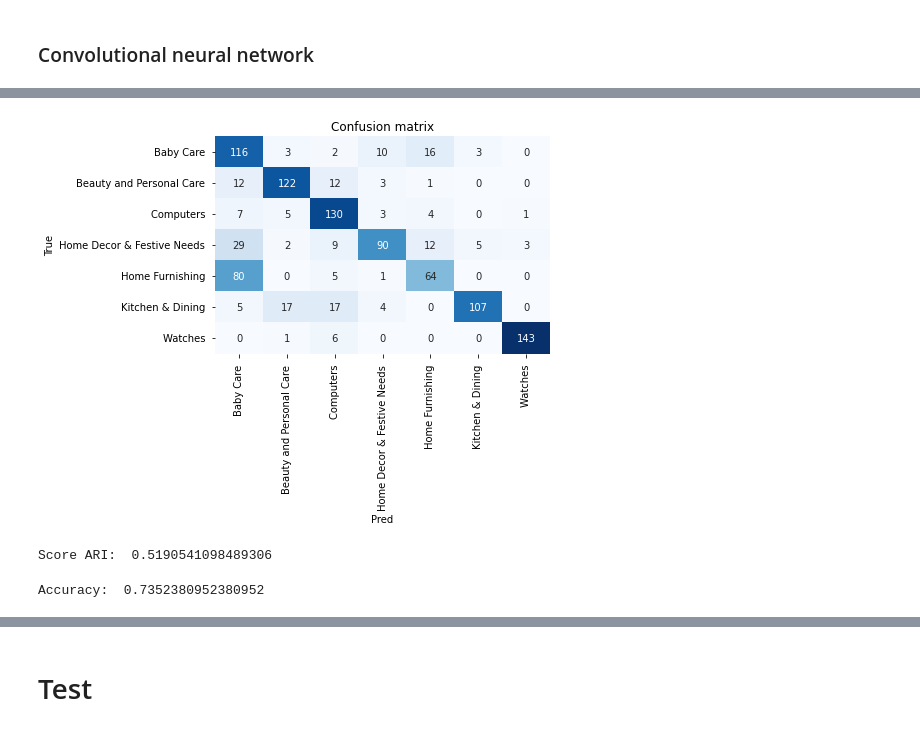
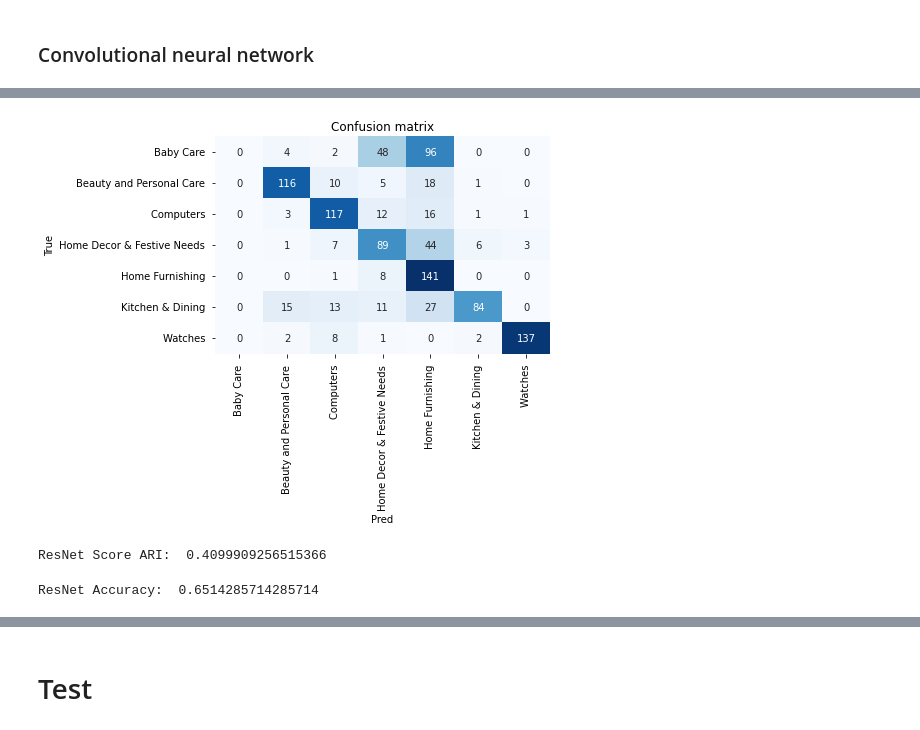
Before and after one commit to AbdulmagedALKHULAIFI/Automatic-classifer-consumer-goods, a Jupyter notebook: p6_2_IMG.ipynb, the cells around one changed output, grey strips where cells are left out. Cells and saved outputs as stored; diff of their text form; code cells hidden in the pictures.

```diff
--- a/p6_2_IMG.ipynb
+++ b/p6_2_IMG.ipynb
@@ -1051 +1012,3 @@ most_predicted_values_resnet.head(3)
+# %%
+most_predicted_values_vgg = predict_category(data,'main_category','vgg_cluster')
 # %%
@@ -1079,15 +1050,15 @@ def createConfusionMatrix(real,predicted):
            yticklabels=classes, title="Confusion matrix")
     plt.yticks(rotation=0)
     plt.xticks(rotation=90)
-# %%
-createConfusionMatrix(DataFrame['main_category'],DataFrame['the_most_predicted_category'])
-# %% [output]
-[figure, removed]
+# %%
+createConfusionMatrix(data['main_category'],data['predicted_category_resnet'])
+# %% [output]
+[figure, added]
 # %%
-print("Score ARI: ",adjusted_rand_score(DataFrame['main_category'],DataFrame['the_most_predicted_category']))
+print("ResNet Score ARI: ",adjusted_rand_score(data['main_category'],data['predicted_category_resnet']))
 # %% [output]
-Score ARI:  0.5190541098489306
+ResNet Score ARI:  0.4099909256515366
 # %%
-print("Accuracy: ",balanced_accuracy_score(DataFrame['main_category'],DataFrame['the_most_predicted_category']))
+print("ResNet Accuracy: ",balanced_accuracy_score(data['main_category'],data['predicted_category_resnet']))
 # %% [output]
-Accuracy:  0.7352380952380952
+ResNet Accuracy:  0.6514285714285714
```
Also changed, not shown: parts of 31 cells of this notebook.
